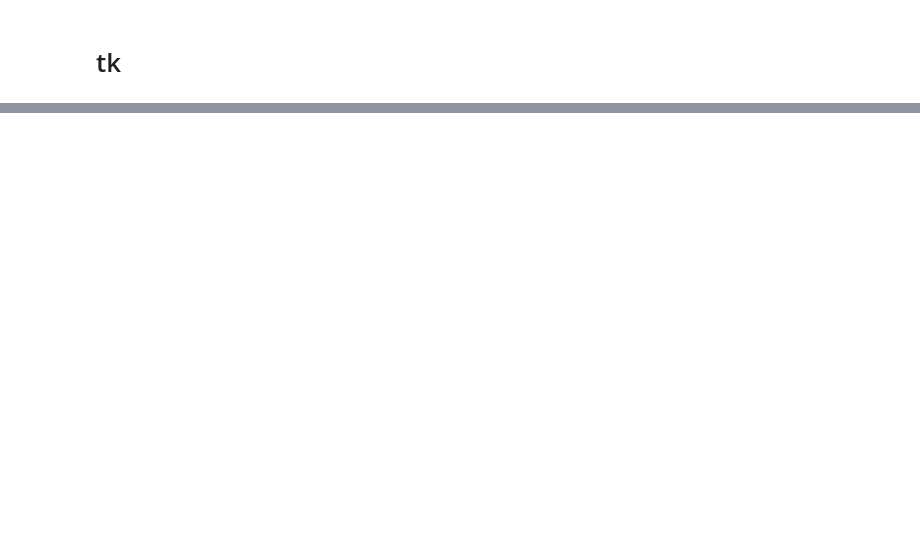
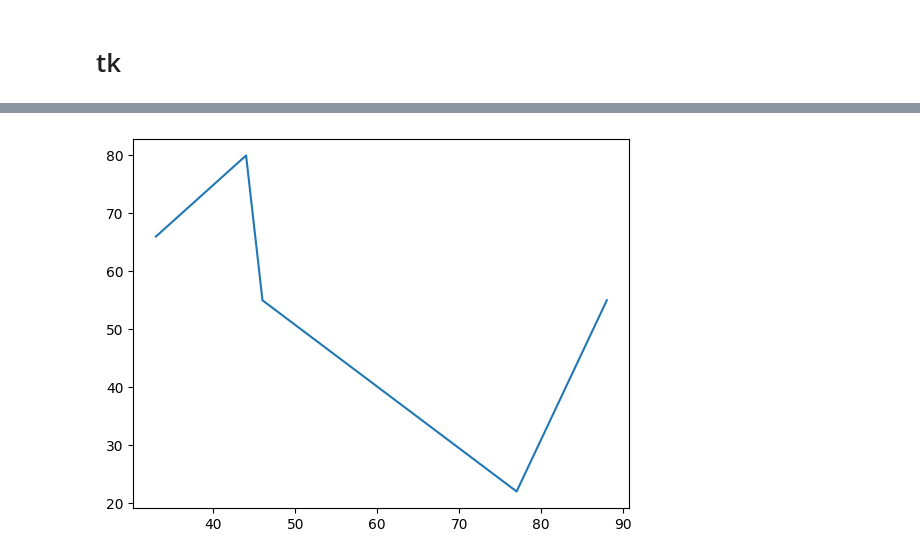
Before and after one commit to vishalshrma6168/python, a Jupyter notebook: partice.ipynb, the cells around one changed output, grey strips where cells are left out. Drawn from its saved outputs; the diff is of its cells as text; code cells hidden in the pictures; blank space fills up the shorter version.

```diff
--- a/partice.ipynb
+++ b/partice.ipynb
@@ -183,0 +198,12 @@ root.mainloop()
+# %%
+# with data frame
+import matplotlib.pyplot as plt
+import seaborn as sns
+import pandas as pd
+a=[77,88,44,33,46]
+b=[22,55,80,66,55]
+x=pd.DataFrame({"data":a,"data2":b})
+sns.lineplot(x=a,y=b,data=x)
+plt.show()
+# %% [output]
+[figure, added]
```
Also changed, not shown: parts of 2 cells of this notebook, 3 other files.
